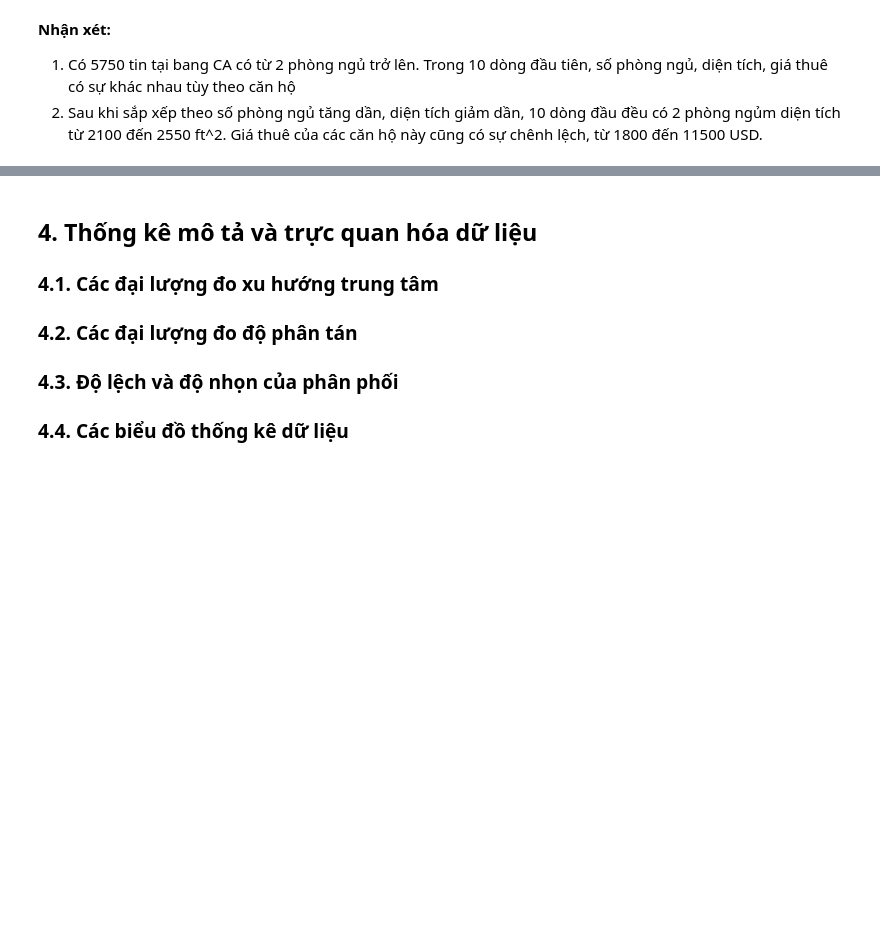
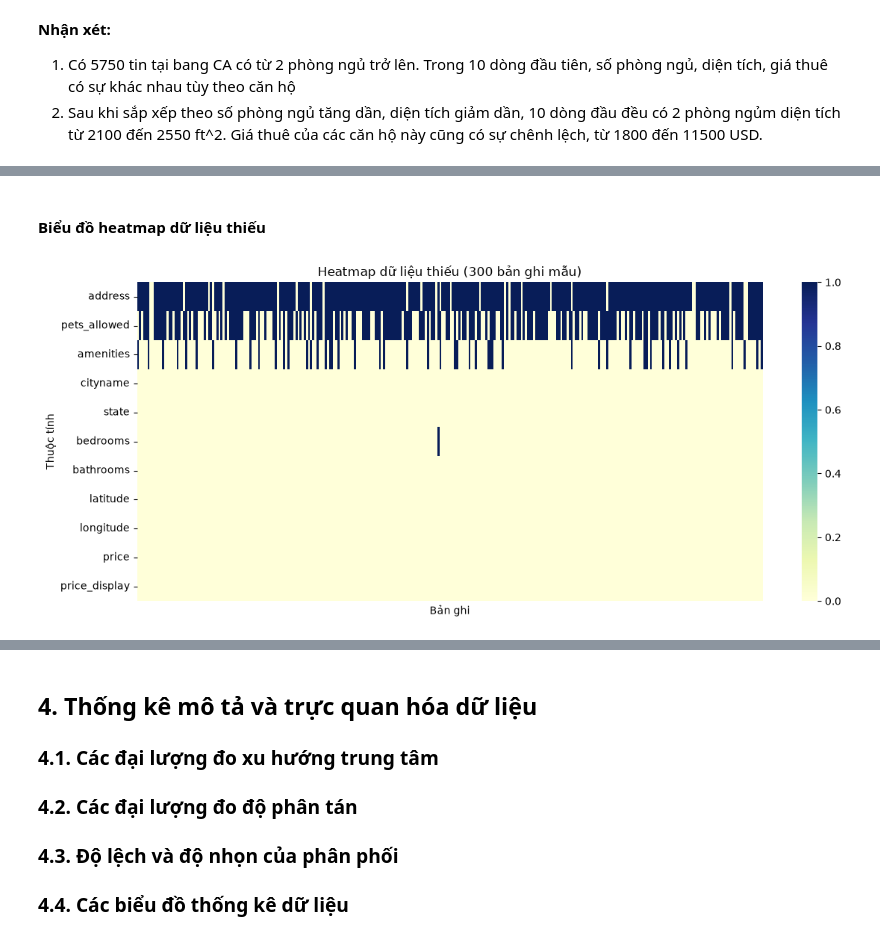
Before and after one commit to 1amBlake/apartment-rental-analysis-iuh, a Jupyter notebook: notebooks/apartment_retal_analysis.ipynb, the cells around one changed output, grey strips where cells are left out. Drawn from its saved outputs; the diff is of its cells as text; code cells hidden in the pictures; blank space fills up the shorter version.

```diff
--- a/notebooks/apartment_retal_analysis.ipynb
+++ b/notebooks/apartment_retal_analysis.ipynb
@@ -280,0 +354,33 @@ display(df_ca_sorted.head(10))
+# %% [markdown]
+#### Biểu đồ heatmap dữ liệu thiếu
+# %%
+
+import seaborn as sns
+import matplotlib.pyplot as plt
+
+missing_cols = df_missing[
+    df_missing["Số lượng thiếu"] > 0
+].index
+
+df_missing_sample = df[missing_cols].sample(
+    n=300,
+    random_state=42
+)
+
+plt.figure(figsize=(12, 5))
+
+sns.heatmap(
+    df_missing_sample.isnull().T,
+    cmap="YlGnBu",
+    cbar=True,
+    xticklabels=False
+)
+
+plt.title("Heatmap dữ liệu thiếu (300 bản ghi mẫu)")
+plt.xlabel("Bản ghi")
+plt.ylabel("Thuộc tính")
+
+plt.tight_layout()
+plt.show()
+# %% [output]
+[figure, added]
```
Also changed, not shown: parts of 39 cells of this notebook, 1 other file.
